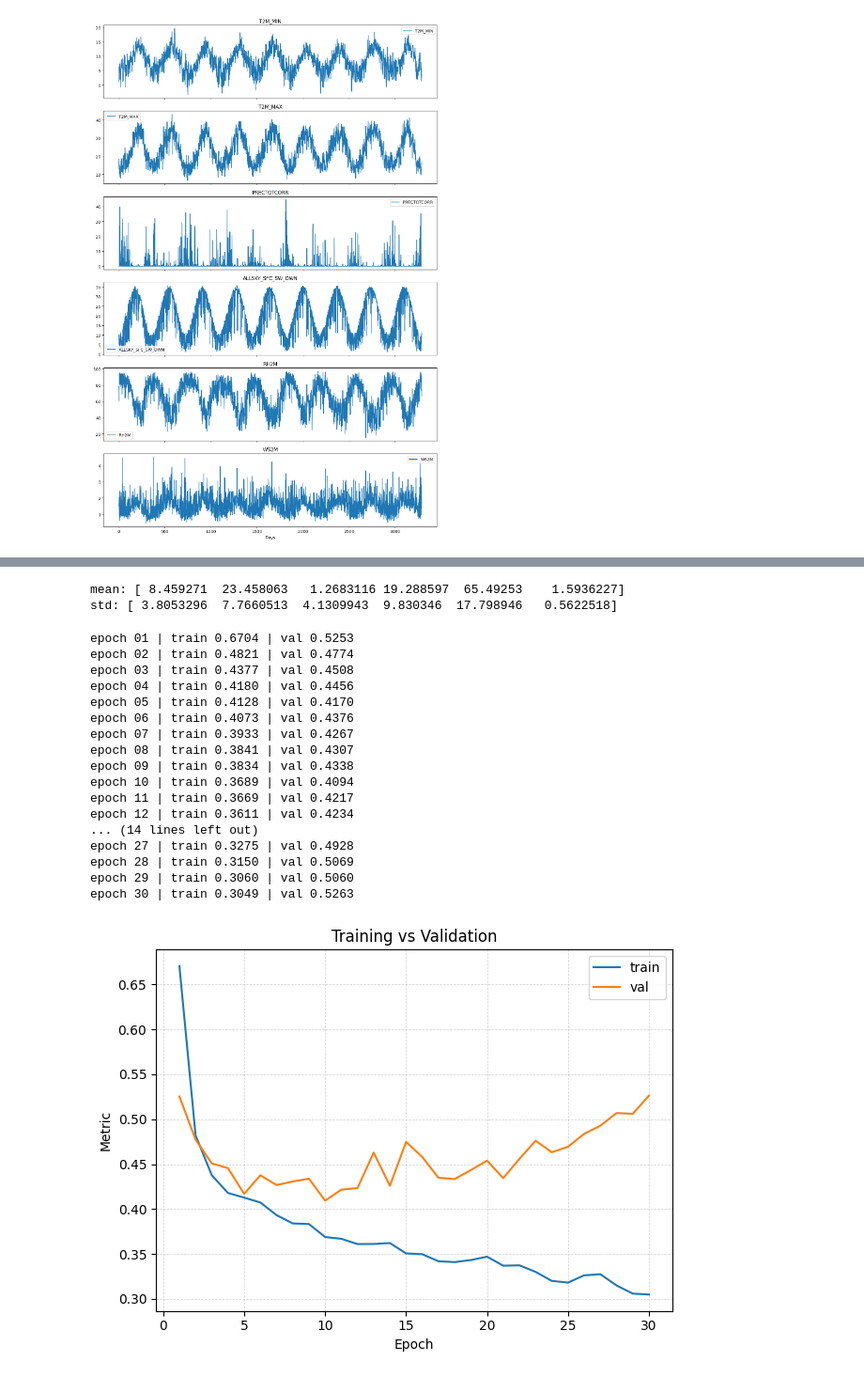
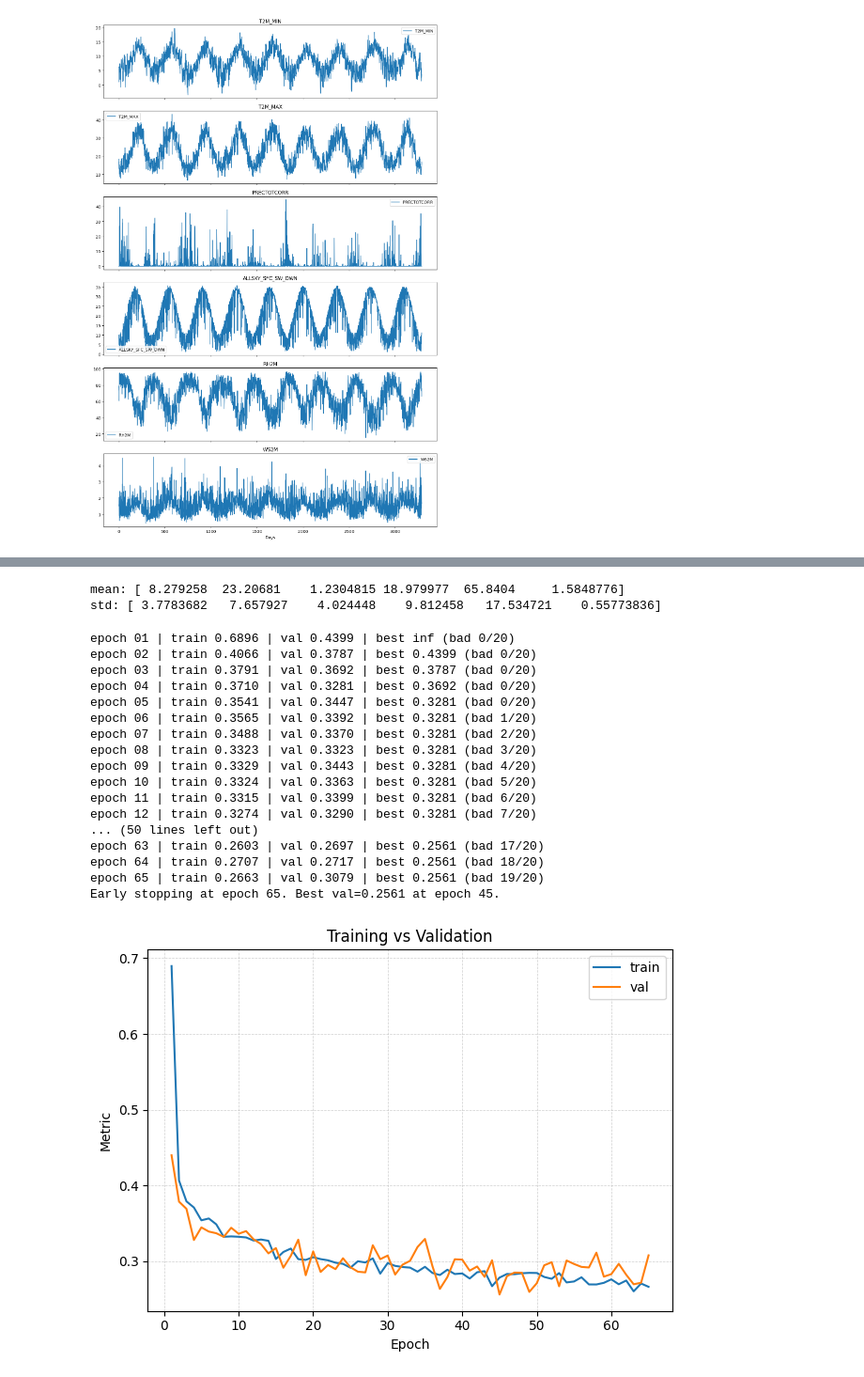
Before and after one commit to frperezgalarce/olive-oil-tactical-planning, a Jupyter notebook: src/genai/ScenarioGeneration.ipynb, the cells around one changed output, grey strips where cells are left out. Shown at 94% size. Drawn from its saved outputs; the diff is of its cells as text; code cells hidden in the pictures.

```diff
--- a/src/genai/ScenarioGeneration.ipynb
+++ b/src/genai/ScenarioGeneration.ipynb
@@ -9,11 +9,13 @@ from visualization import (plot_complete_data,
                            visualize_loss, plot_ctx_and_scenarios_panel)
 from utils import *
 from diffusion_model import DiffusionSchedule, TinyCondUNet1D
-from diffusion_model_train import train_one_epoch, eval_epoch
+from diffusion_model_train import train_one_epoch, eval_epoch, EarlyStopping
 from diffusion_model_generate import p_sample_loop
+import error_metrics as em
+np.set_printoptions(suppress=True)
 
 VARS = 6
-EPOCHS = 30
+EPOCHS = 100
 feature_names = ["T2M_MIN", "T2M_MAX", "PRECTOTCORR", "ALLSKY_SFC_SW_DWN", "RH2M", "WS2M"]
 
 seed = 42
@@ -35,10 +37,10 @@ plot_complete_data(X, columns)
 # %% [output]
 [figure]
 # %%
-CTX = 30
+CTX = 60
 HORIZON = 60
 dataset = WeatherPairs(X, ctx=CTX, horizon=HORIZON, stride=1)
-train_ds, val_ds, test_ds = split_windows_train_val_test(dataset, test_frac=0.15, val_frac=0.15, train_frac=0.7)
+train_ds, val_ds, test_ds = split_windows_train_val_test(dataset, test_frac=0.1, val_frac=0.1, train_frac=0.8)
 # %%
 plot_weatherpair_panel(train_ds, i=0, feature_names=feature_names)
 # %% [output]
@@ -47,7 +49,7 @@ plot_weatherpair_panel(train_ds, i=0, feature_names=feature_names)
 print("windows:", len(dataset))
 print("train/val/test:", len(train_ds), len(val_ds), len(test_ds))
 
-train_loader = DataLoader(train_ds, batch_size=32, shuffle=True, drop_last=True)
-val_loader   = DataLoader(val_ds, batch_size=32, shuffle=False, drop_last=False)
-test_loader  = DataLoader(test_ds, batch_size=32, shuffle=False, drop_last=False)
+train_loader = DataLoader(train_ds, batch_size=64, shuffle=True, drop_last=True)
+val_loader   = DataLoader(val_ds, batch_size=64, shuffle=False, drop_last=False)
+test_loader  = DataLoader(test_ds, batch_size=64, shuffle=False, drop_last=False)
 # %% [output]
@@ -59,46 +61,62 @@ mean_t = torch.tensor(mean, device=device)
 std_t = torch.tensor(std, device=device)
 print("mean:", mean, "\nstd:", std)
 # %% [output]
-mean: [ 8.459271  23.458063   1.2683116 19.288597  65.49253    1.5936227]
-std: [ 3.8053296  7.7660513  4.1309943  9.830346  17.798946   0.5622518]
+mean: [ 8.279258  23.20681    1.2304815 18.979977  65.8404     1.5848776]
+std: [ 3.7783682   7.657927    4.024448    9.812458   17.534721    0.55773836]
 # %%
-sched = DiffusionSchedule(T=100)
+sched = DiffusionSchedule(T=250)
 # %%
 model = TinyCondUNet1D(in_vars=VARS, ctx_vars=VARS).to(device)
 # %%
-opt = torch.optim.AdamW(model.parameters(), lr=2e-4, weight_decay=1e-4)
+#opt = torch.optim.RMSprop(model.parameters(), lr=2e-4)
+opt = torch.optim.SGD(
+    model.parameters(),
+    lr=1e-2,
+    momentum=0.9,
+    weight_decay=1e-4,
+    nesterov=True
+)
 
 train_hist, val_hist = [], []
+
+early = EarlyStopping(patience=20, min_delta=1e-4, mode="min")
 
 for e in range(1, EPOCHS + 1):
     tr = train_one_epoch(opt, model, sched, device, train_loader, mean_t, std_t)
     va = eval_epoch(model, device, val_loader, sched, mean_t, std_t)
 
     train_hist.append(float(tr))
     val_hist.append(float(va))
 
-    print(f"epoch {e:02d} | train {tr:.4f} | val {va:.4f}")
+    print(f"epoch {e:02d} | train {tr:.4f} | val {va:.4f} | best {early.best:.4f} (bad {early.num_bad}/{early.patience})")
 
-visualize_loss(EPOCHS, train_hist, val_hist)
+    if early.step(va, model, e):
+        print(f"Early stopping at epoch {e:02d}. Best val={early.best:.4f} at epoch {early.best_epoch:02d}.")
+        break
+
+# restore best weights before final eval / saving
+early.restore_best(model)
+
+visualize_loss(len(train_hist), train_hist, val_hist)
 # %% [output]
-epoch 01 | train 0.6704 | val 0.5253
-epoch 02 | train 0.4821 | val 0.4774
-epoch 03 | train 0.4377 | val 0.4508
-epoch 04 | train 0.4180 | val 0.4456
-epoch 05 | train 0.4128 | val 0.4170
-epoch 06 | train 0.4073 | val 0.4376
-epoch 07 | train 0.3933 | val 0.4267
-epoch 08 | train 0.3841 | val 0.4307
-epoch 09 | train 0.3834 | val 0.4338
-epoch 10 | train 0.3689 | val 0.4094
-epoch 11 | train 0.3669 | val 0.4217
-epoch 12 | train 0.3611 | val 0.4234
-... (14 lines left out)
-epoch 27 | train 0.3275 | val 0.4928
-epoch 28 | train 0.3150 | val 0.5069
-epoch 29 | train 0.3060 | val 0.5060
-epoch 30 | train 0.3049 | val 0.5263
+epoch 01 | train 0.6896 | val 0.4399 | best inf (bad 0/20)
+epoch 02 | train 0.4066 | val 0.3787 | best 0.4399 (bad 0/20)
+epoch 03 | train 0.3791 | val 0.3692 | best 0.3787 (bad 0/20)
+epoch 04 | train 0.3710 | val 0.3281 | best 0.3692 (bad 0/20)
+epoch 05 | train 0.3541 | val 0.3447 | best 0.3281 (bad 0/20)
+epoch 06 | train 0.3565 | val 0.3392 | best 0.3281 (bad 1/20)
+epoch 07 | train 0.3488 | val 0.3370 | best 0.3281 (bad 2/20)
+epoch 08 | train 0.3323 | val 0.3323 | best 0.3281 (bad 3/20)
+epoch 09 | train 0.3329 | val 0.3443 | best 0.3281 (bad 4/20)
+epoch 10 | train 0.3324 | val 0.3363 | best 0.3281 (bad 5/20)
+epoch 11 | train 0.3315 | val 0.3399 | best 0.3281 (bad 6/20)
+epoch 12 | train 0.3274 | val 0.3290 | best 0.3281 (bad 7/20)
+... (50 lines left out)
+epoch 63 | train 0.2603 | val 0.2697 | best 0.2561 (bad 17/20)
+epoch 64 | train 0.2707 | val 0.2717 | best 0.2561 (bad 18/20)
+epoch 65 | train 0.2663 | val 0.3079 | best 0.2561 (bad 19/20)
+Early stopping at epoch 65. Best val=0.2561 at epoch 45.
-[figure, old version]
+[figure, new version]
 # %%
 ctx_raw, tgt_raw = val_ds[0]
 ctx_raw = ctx_raw.unsqueeze(0)  # (1,60,6)
```
Also changed, not shown: parts of 11 cells of this notebook, 3 other files.
